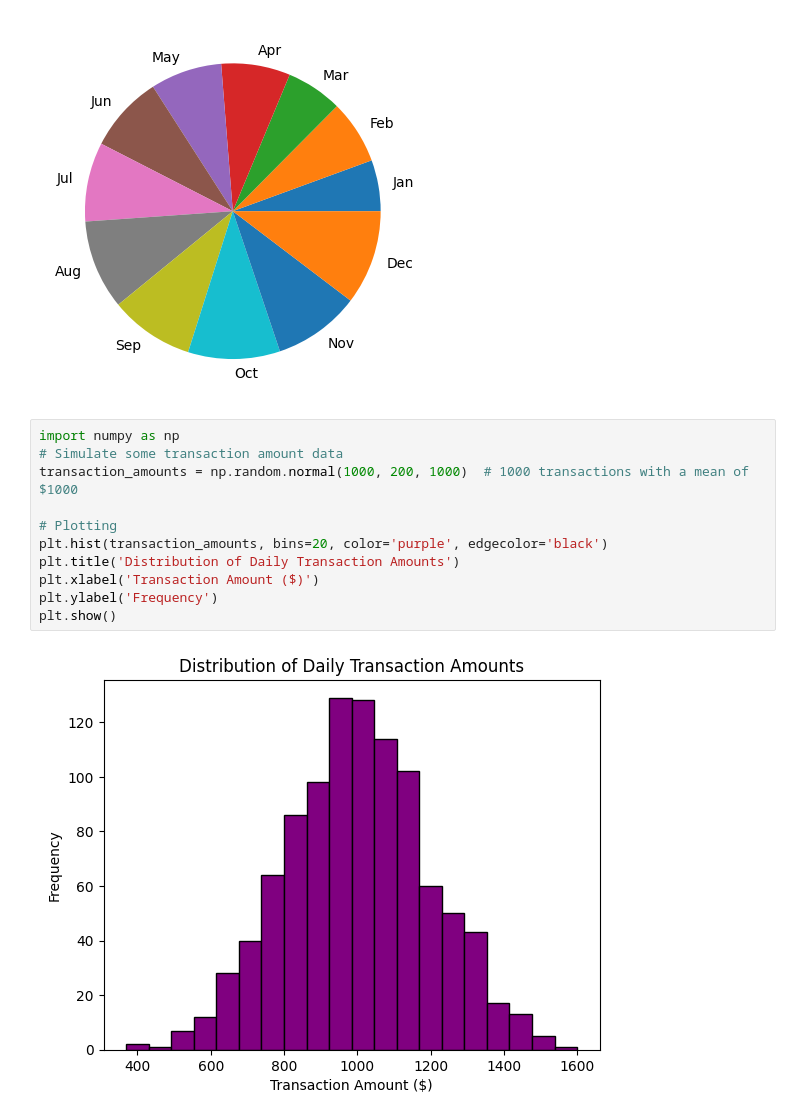
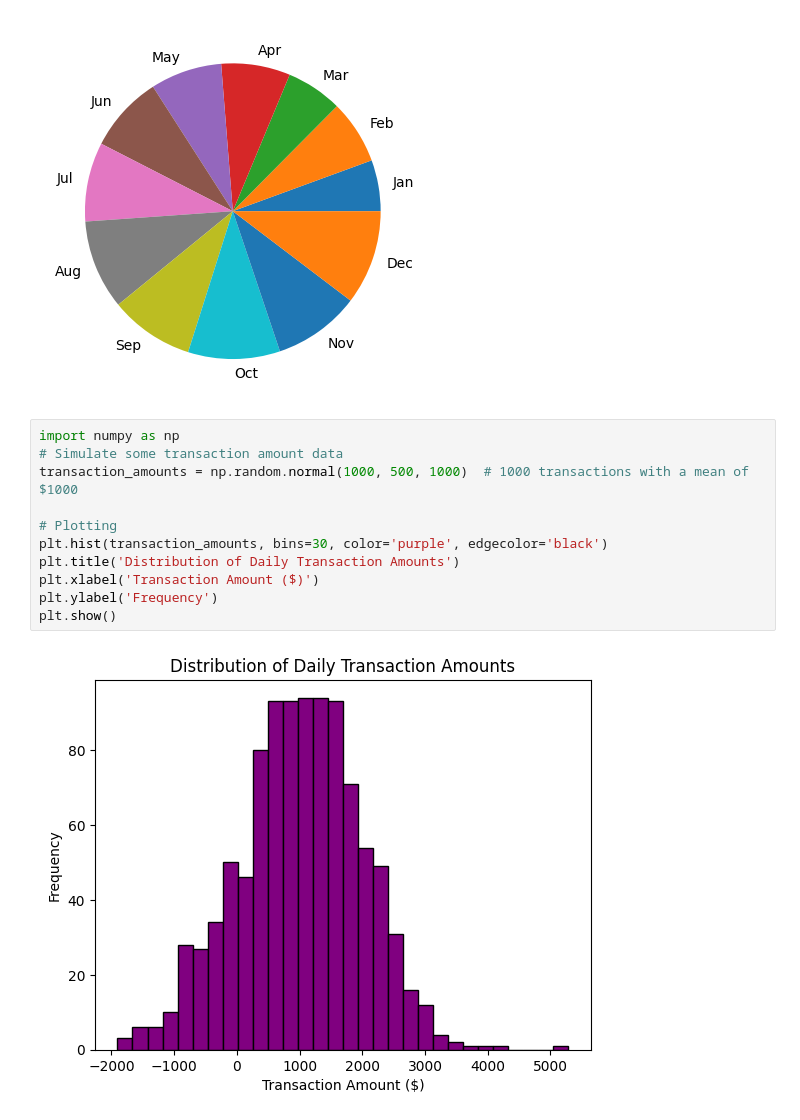
Before and after one commit to Yishak27/Python-training, a Jupyter notebook: datavisualization.ipynb, the cells around one changed output. Drawn from its saved outputs; the diff is of its cells as text.

```diff
--- a/datavisualization.ipynb
+++ b/datavisualization.ipynb
@@ -34,13 +34,13 @@ plt.show()
 # %%
 import numpy as np
 # Simulate some transaction amount data
-transaction_amounts = np.random.normal(1000, 200, 1000)  # 1000 transactions with a mean of $1000
+transaction_amounts = np.random.normal(1000, 500, 1000)  # 1000 transactions with a mean of $1000
 
 # Plotting
-plt.hist(transaction_amounts, bins=20, color='purple', edgecolor='black')
+plt.hist(transaction_amounts, bins=30, color='purple', edgecolor='black')
 plt.title('Distribution of Daily Transaction Amounts')
 plt.xlabel('Transaction Amount ($)')
 plt.ylabel('Frequency')
 plt.show()
 # %% [output]
-[figure, old version]
+[figure, new version]
```
